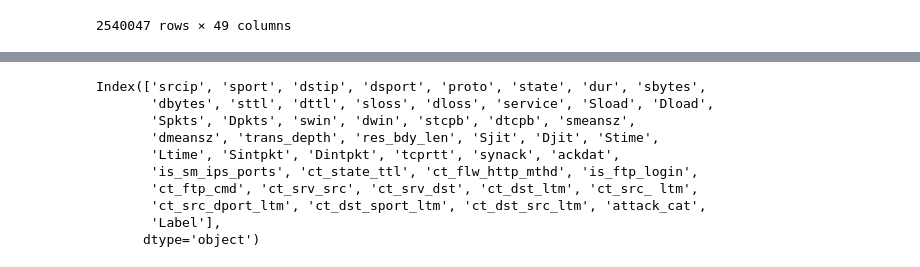
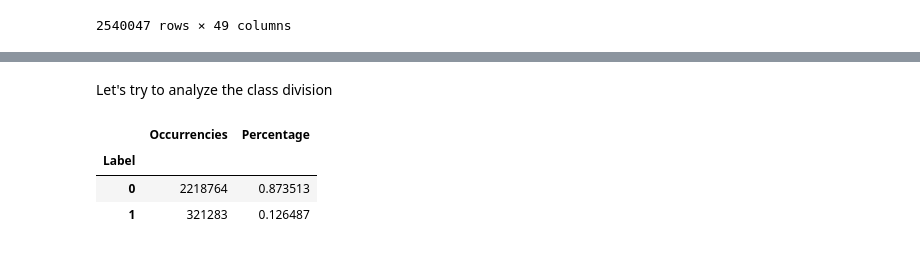
Before and after one commit to just-hms/DM-ML, a Jupyter notebook: preprocessing.ipynb, the cells around one changed output, grey strips where cells are left out. Saved outputs shown, nothing was run; the diff lists cells and outputs as text; code cells hidden in the pictures.

```diff
--- a/preprocessing.ipynb
+++ b/preprocessing.ipynb
@@ -93,13 +34,13 @@ Index(['srcip', 'sport', 'dstip', 'dsport', 'proto', 'state', 'dur', 'sbytes',
-# %%
-data.columns
-# %% [output]
-Index(['srcip', 'sport', 'dstip', 'dsport', 'proto', 'state', 'dur', 'sbytes',
-       'dbytes', 'sttl', 'dttl', 'sloss', 'dloss', 'service', 'Sload', 'Dload',
-       'Spkts', 'Dpkts', 'swin', 'dwin', 'stcpb', 'dtcpb', 'smeansz',
-       'dmeansz', 'trans_depth', 'res_bdy_len', 'Sjit', 'Djit', 'Stime',
-       'Ltime', 'Sintpkt', 'Dintpkt', 'tcprtt', 'synack', 'ackdat',
-       'is_sm_ips_ports', 'ct_state_ttl', 'ct_flw_http_mthd', 'is_ftp_login',
-       'ct_ftp_cmd', 'ct_srv_src', 'ct_srv_dst', 'ct_dst_ltm', 'ct_src_ ltm',
-       'ct_src_dport_ltm', 'ct_dst_sport_ltm', 'ct_dst_src_ltm', 'attack_cat',
-       'Label'],
-      dtype='object')
+# %% [markdown]
+Let's try to analyze the class division
+# %%
+data_summary_attack = pd.DataFrame(data.Label)
+data_summary_attack = data_summary_attack.reset_index().groupby("Label").count()
+data_summary_attack.columns.values[0] = "Occurrencies"
+data_summary_attack["Percentage"] = data_summary_attack.Occurrencies/data_summary_attack.sum()[0]
+data_summary_attack
+# %% [output]
+|  | Occurrencies | Percentage |
+| Label |  |  |
+| 0 | 2218764 | 0.873513 |
+| 1 | 321283 | 0.126487 |
```
Also changed, not shown: parts of 12 cells of this notebook.
